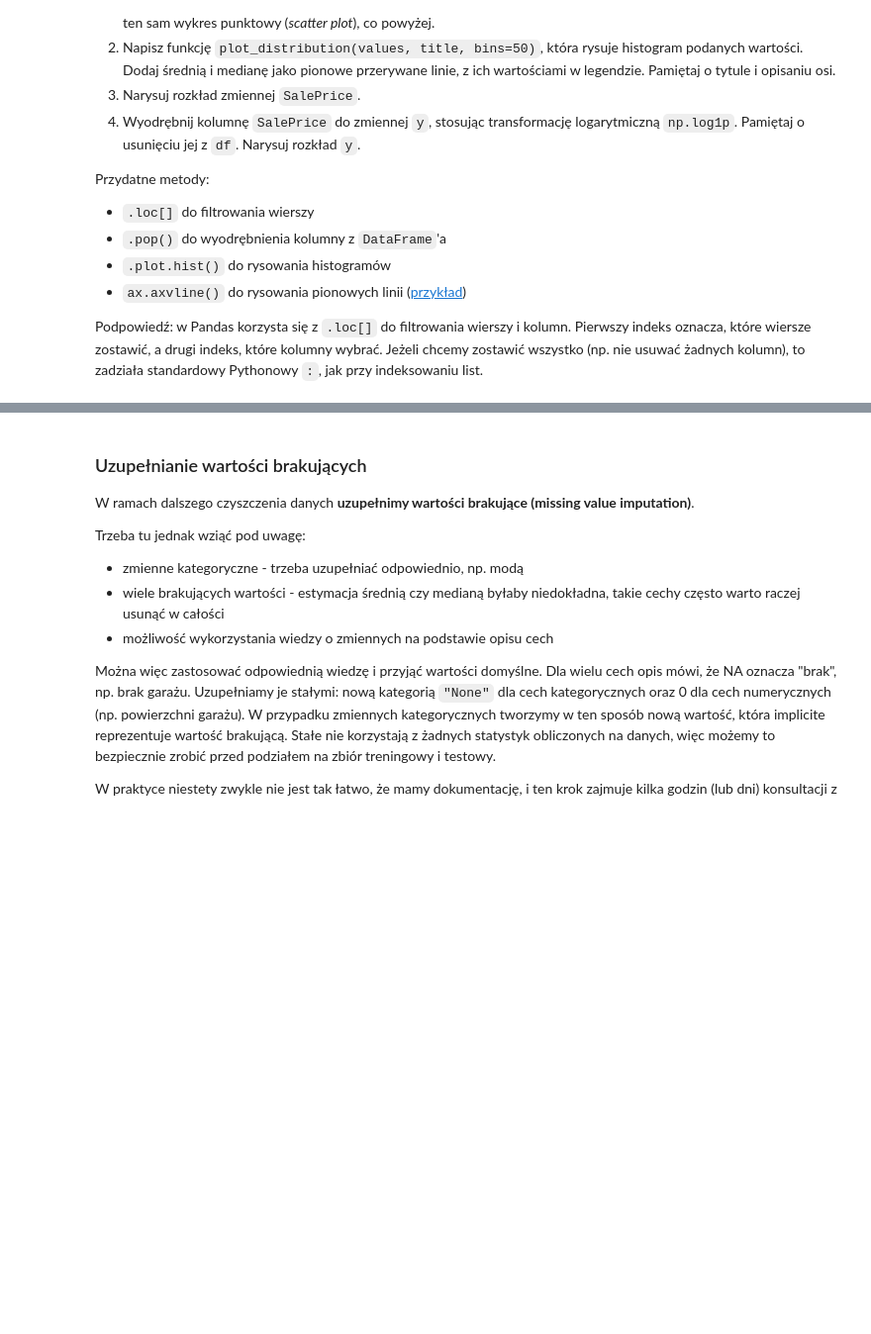
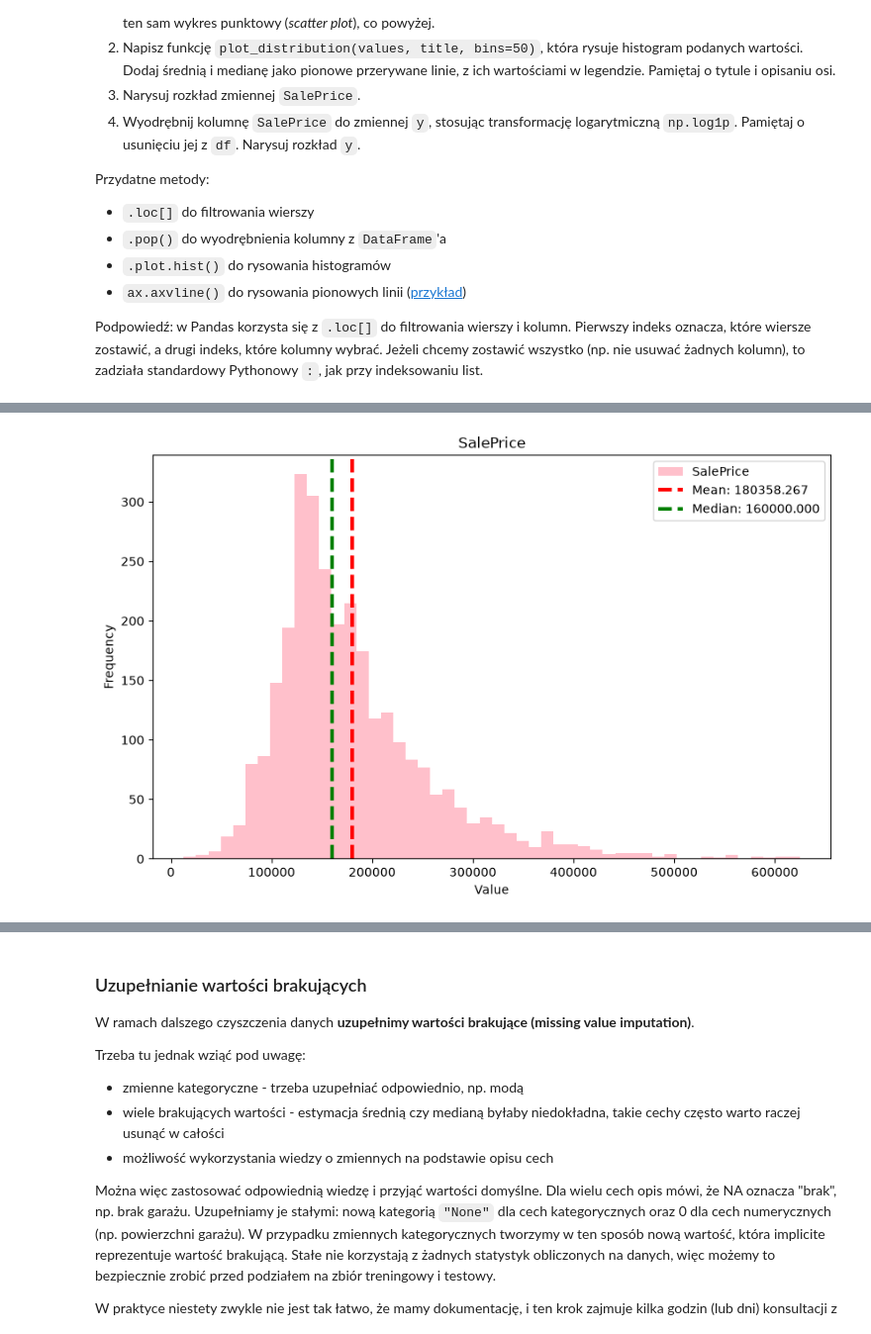
Before and after one commit to xxdagi/Podstawy-Sztucznej-Inteligencji, a Jupyter notebook: lab1/lab_1.ipynb, the cells around one changed output, grey strips where cells are left out. Shown at 99% size. Drawn from its saved outputs; the diff is of its cells as text; code cells hidden in the pictures; blank space fills up the shorter version.

```diff
--- a/lab1/lab_1.ipynb
+++ b/lab1/lab_1.ipynb
@@ -235,0 +270,19 @@ def plot_distribution(values: pd.Series, title: str, bins: int = 50) -> None:
+# %%
+
+def plot_distribution(values: pd.Series, title: str, bins: int = 50) -> None:
+    # your_code
+    mean, median = values.mean(), values.median()
+
+    ax = values.plot.hist(bins=bins,figsize=(10,6),color="pink")
+
+    ax.set_title(title)
+    ax.axvline(mean, label=f'Mean: {mean:.3f}', color='red', linestyle='--', linewidth=3 )
+    ax.axvline(median, label=f'Median: {median:.3f}', color='green', linestyle='--', linewidth=3)
+    ax.set_xlabel('Value')
+    ax.set_ylabel('Frequency')
+
+    ax.legend()
+# %%
+plot_distribution(df['SalePrice'], title="SalePrice")
+# %% [output]
+[figure, added]
```
Also changed, not shown: parts of 10 cells of this notebook.
